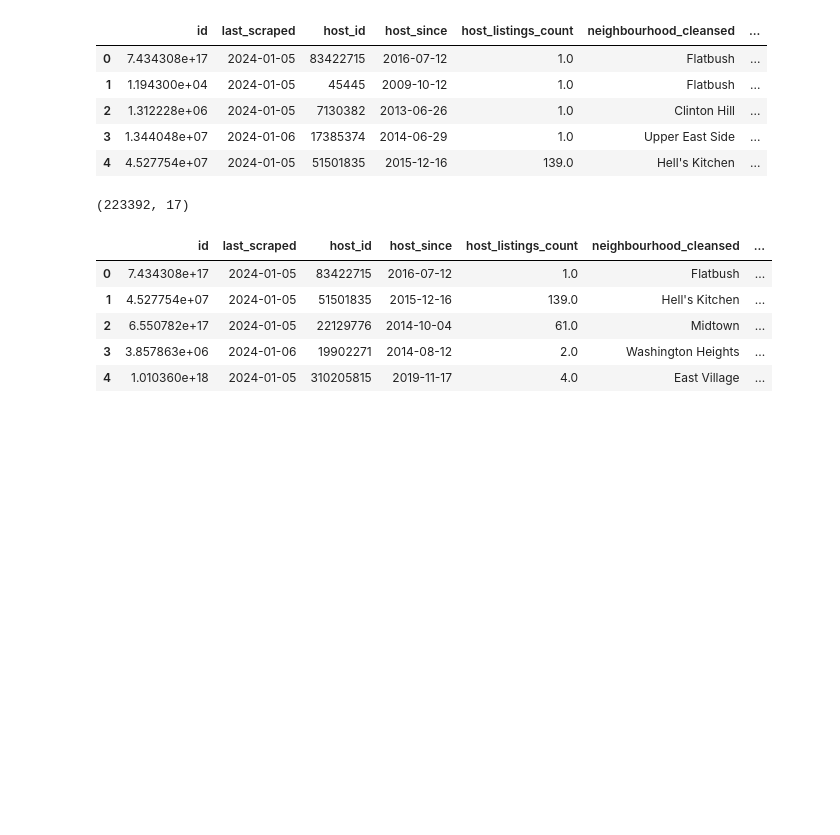
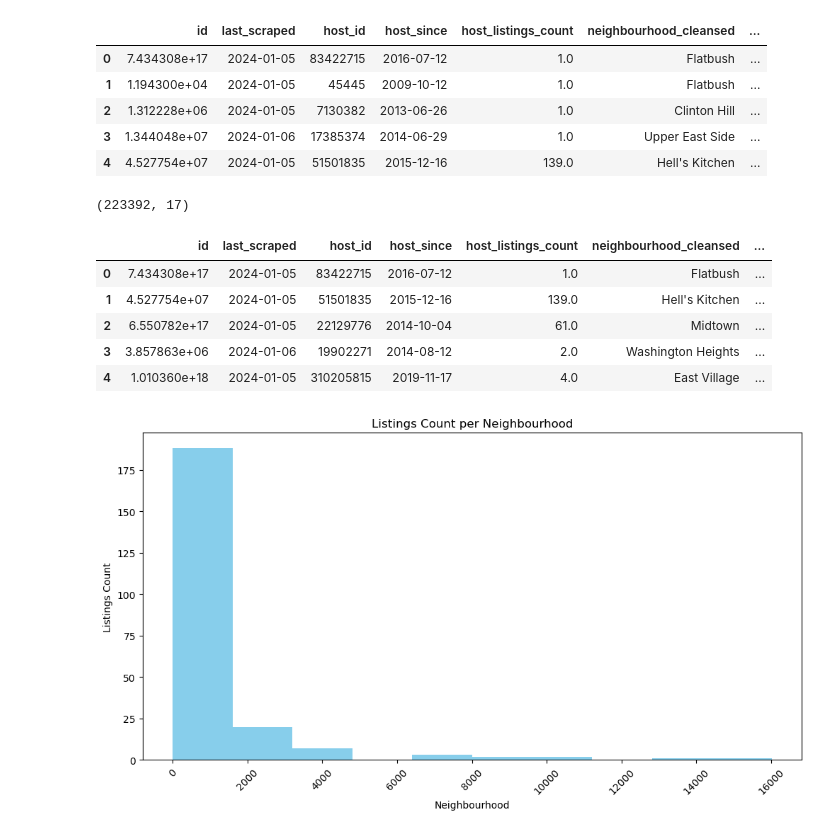
Before and after one commit to The-Five-Musketeers/group_project1, a Jupyter notebook: Airbnb_2.ipynb, the cells around one changed output. Drawn from its saved outputs; the diff is of its cells as text; code cells hidden in the pictures; blank space fills up the shorter version.

Commit message:
This is to add my work to the group repo

```diff
--- a/Airbnb_2.ipynb
+++ b/Airbnb_2.ipynb
@@ -143,3 +143,60 @@ df1.head()
 | 2 | 6.550782e+17 | 2024-01-05 | 22129776 | 2014-10-04 | 61.0 | Midtown | ... |
 | 3 | 3.857863e+06 | 2024-01-06 | 19902271 | 2014-08-12 | 2.0 | Washington Heights | ... |
 | 4 | 1.010360e+18 | 2024-01-05 | 310205815 | 2019-11-17 | 4.0 | East Village | ... |
+# %%
+# This is to determine the hosts with the most listings
+# Group the data by host ID, count the number of listings, and sort in descending order
+top_hosts_df = df1.groupby(by='host_id').size().sort_values(ascending=False).to_frame(name='Listings Count')
+top_hosts_df
+
+
+#///////////////////////////////////////////////////////////////////////////////////////////////////////////////////////////////////////////////////////////////////
+# Which properties are most popular based on the number of reviews?
+
+#///////////////////////////////////////////////////////////////////////////////////////////////////////////////////////////////////////////////////////////////////
+
+
+
+
+# Determine which neighborhood has the most listing
+Most_listing_neighborhood =df1.groupby(['property_type', 'price', 'number_of_reviews', "host_id"])["host_listings_count"].sum()
+Most_listing_neighborhood
+#Total_Products_Sold
+Most_listing_neighborhood_sorted = Most_listing_neighborhood.sort_values(ascending=False)
+# Show the top 5 results.
+Most_listing_neighborhood_sorted.head()
+
+# What is the average price of listings per neighbourhood or neighbourhood group?
+average_price_per_neighbourhood = df1.groupby('neighbourhood_cleansed')['price'].mean()
+average_price_per_neighbourhood
+average_price_per_neighbourhood_group = df1.groupby('neighbourhood_group_cleansed')['price'].mean()
+average_price_per_neighbourhood_group
+
+# ?????????????????????????????????????????????????????????????????
+# Which properties are most popular based on the number of reviews?
+#??????????????????????????????????????????????????????????????????
+
+# What types of properties are most common in different areas?
+#property_counts_neighbourhood = df1.groupby(['neighbourhood_cleansed', 'property_type']).size().reset_index(name='count')
+#most_common_properties_neighbourhood = property_counts_neighbourhood.loc[property_counts_neighbourhood.groupby('neighbourhood_cleansed')['count'].idxmax()]
+#most_common_properties_neighbourhood
+property_counts_neighbourhood_group = df1.groupby(['neighbourhood_cleansed', 'property_type']).size().reset_index(name='count')
+most_common_properties_neighbourhood_group = property_counts_neighbourhood_group.loc[property_counts_neighbourhood_group.groupby('neighbourhood_cleansed')['count'].idxmax()]
+most_common_properties_neighbourhood_group
+
+# Plot the listing count per neighbourhood and per neighbourhood group
+     # Listing count per neighbourhood
+          # Create a bar/histogram plot to visualize the listing count per neighborhood
+          # Group the data by the neighborhood column and count the number of listings in each neighborhood
+neighbourhood_counts = df1['neighbourhood_cleansed'].value_counts()
+
+# HISTOGRAM
+plt.figure(figsize=(12, 6))  # Adjust the figure size as needed
+neighbourhood_counts.plot(kind='hist', color='skyblue')
+plt.title('Listings Count per Neighbourhood')
+plt.xlabel('Neighbourhood')
+plt.ylabel('Listings Count')
+plt.xticks(rotation=45)  # Rotate x-axis labels for better readability
+plt.show()
+# %% [output]
+[figure, added]
```
Also changed, not shown: parts of 3 cells of this notebook.
